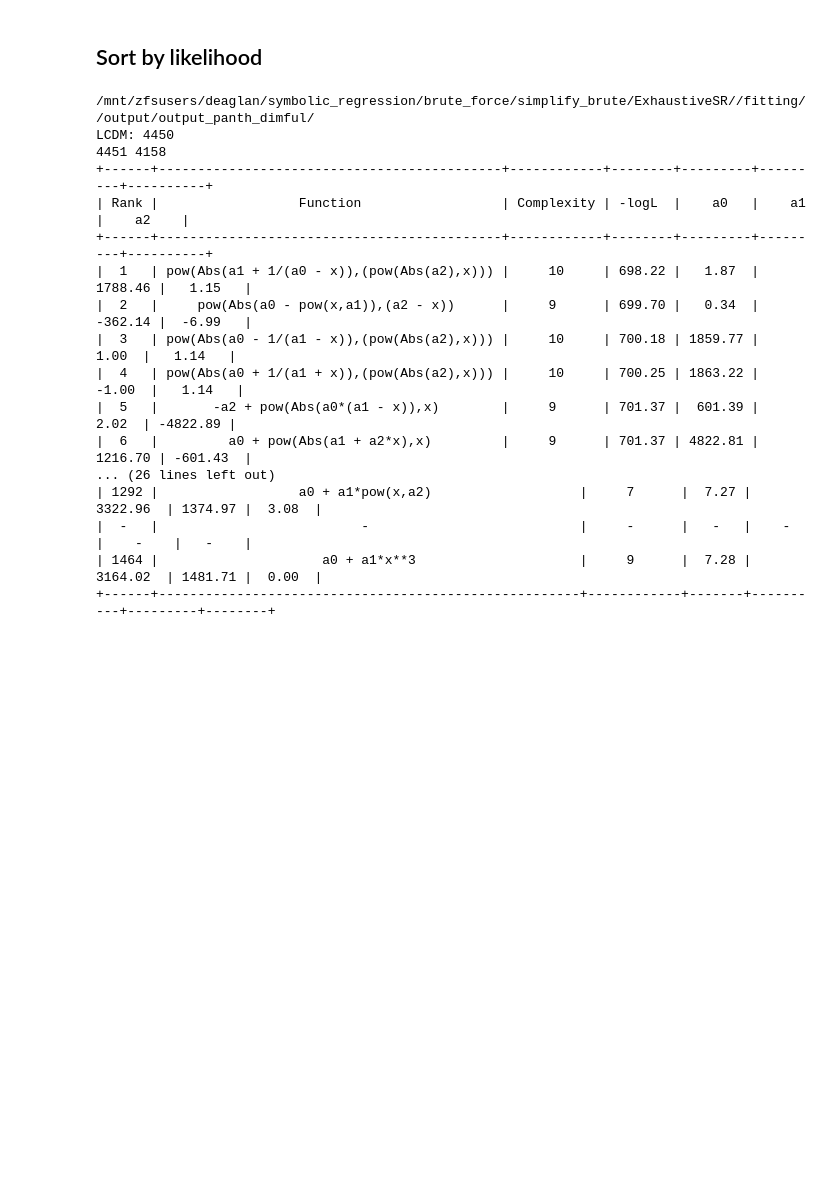
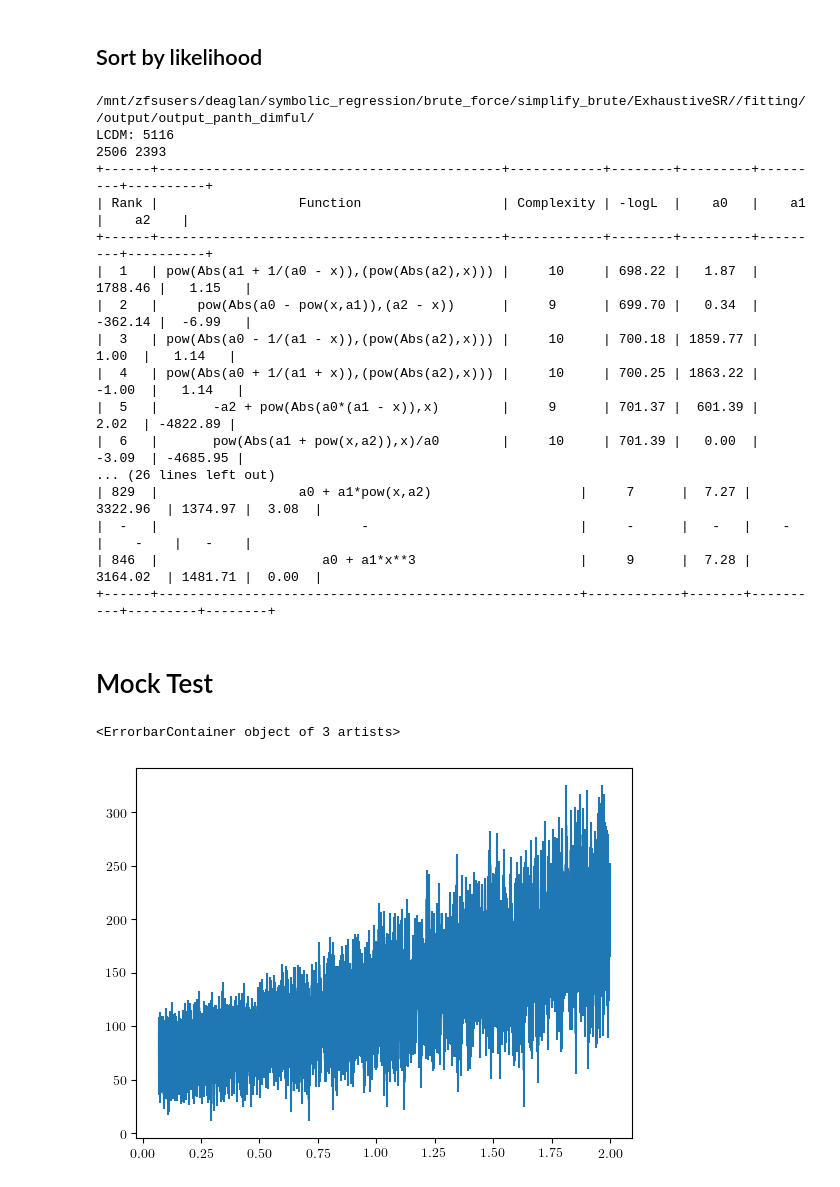
Before and after one commit to DeaglanBartlett/ESR, a Jupyter notebook: ExhaustiveSR/plotting/Paper1_Plots.ipynb, the cells around one changed output. Saved outputs shown, nothing was run; the diff lists cells and outputs as text; code cells hidden in the pictures; blank space fills up the shorter version.

```diff
--- a/ExhaustiveSR/plotting/Paper1_Plots.ipynb
+++ b/ExhaustiveSR/plotting/Paper1_Plots.ipynb
@@ -1167,6 +1201,14 @@ for dirname in all_dirname:
     store_comp = store_comp[:imax]
     fun = fun[:imax]
 
+    # Remove duplicates by likelihood
+    _, uniq_idx = np.unique(res[:,2], return_index=True)
+    uniq_idx = np.sort(uniq_idx)
+    fun = [fun[i] for i in uniq_idx]
+    res = res[uniq_idx,:]
+    store_comp = store_comp[uniq_idx]
+    params = params[uniq_idx,:]
+
     # Remove duplicates
     new_fun = []
     uniq_idx = []
@@ -1198,8 +1240,8 @@ for dirname in all_dirname:
     print(ptab)
 # %% [output]
 /mnt/zfsusers/deaglan/symbolic_regression/brute_force/simplify_brute/ExhaustiveSR//fitting//output/output_panth_dimful/
-LCDM: 4450
-4451 4158
+LCDM: 5116
+2506 2393
 +------+--------------------------------------------+------------+--------+---------+---------+----------+
 | Rank |                  Function                  | Complexity | -logL  |    a0   |    a1   |    a2    |
 +------+--------------------------------------------+------------+--------+---------+---------+----------+
@@ -1208,9 +1250,21 @@ LCDM: 4450
 |  3   | pow(Abs(a0 - 1/(a1 - x)),(pow(Abs(a2),x))) |     10     | 700.18 | 1859.77 |   1.00  |   1.14   |
 |  4   | pow(Abs(a0 + 1/(a1 + x)),(pow(Abs(a2),x))) |     10     | 700.25 | 1863.22 |  -1.00  |   1.14   |
 |  5   |       -a2 + pow(Abs(a0*(a1 - x)),x)        |     9      | 701.37 |  601.39 |   2.02  | -4822.89 |
-|  6   |         a0 + pow(Abs(a1 + a2*x),x)         |     9      | 701.37 | 4822.81 | 1216.70 | -601.43  |
+|  6   |       pow(Abs(a1 + pow(x,a2)),x)/a0        |     10     | 701.39 |   0.00  |  -3.09  | -4685.95 |
 ... (26 lines left out)
-| 1292 |                  a0 + a1*pow(x,a2)                   |     7      |  7.27 | 3322.96  | 1374.97 |  3.08  |
+| 829  |                  a0 + a1*pow(x,a2)                   |     7      |  7.27 | 3322.96  | 1374.97 |  3.08  |
 |  -   |                          -                           |     -      |   -   |    -     |    -    |   -    |
-| 1464 |                     a0 + a1*x**3                     |     9      |  7.28 | 3164.02  | 1481.71 |  0.00  |
+| 846  |                     a0 + a1*x**3                     |     9      |  7.28 | 3164.02  | 1481.71 |  0.00  |
 +------+------------------------------------------------------+------------+-------+----------+---------+--------+
+# %% [markdown]
+# Mock Test
+# %%
+xvar, yvar, yerr = np.loadtxt('../data/mock/CC_Hubble_3200_0.2.dat', unpack=True)
+xvar += 1
+cmvar = plt.get_cmap('Set1')
+plot_kwargs = {'fmt':'.', 'markersize':1, 'zorder':-1,
+                 'capsize':1, 'elinewidth':0.5, 'color':cmvar(1), 'alpha':1}
+plt.errorbar(xvar-1, yvar, yerr=yerr)
+# %% [output]
+<ErrorbarContainer object of 3 artists>
+[figure, added]
```
Also changed, not shown: parts of 8 cells of this notebook, 16 other files.
